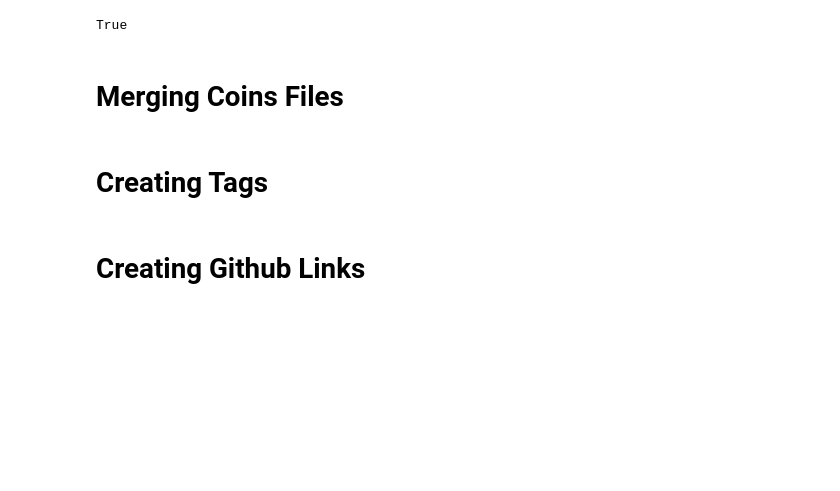
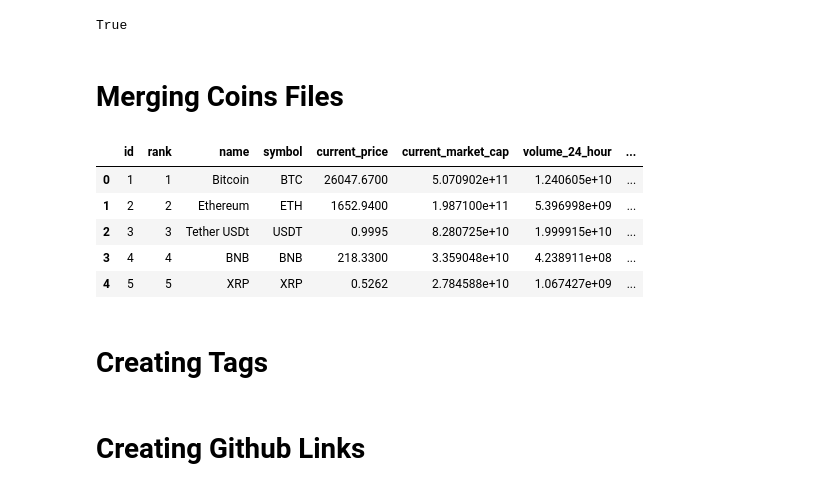
Before and after one commit to qdsb/coinmarketcap, a Jupyter notebook: database/main.ipynb, the cells around one changed output. Saved outputs shown, nothing was run; the diff lists cells and outputs as text; code cells hidden in the pictures; blank space fills up the shorter version.

```diff
--- a/database/main.ipynb
+++ b/database/main.ipynb
@@ -16,34 +16,17 @@ True
 # %% [markdown]
 # Merging Coins Files
 # %%
-coins_df1 = pd.read_csv("../Scraping/CoinsAndLinks.csv")
-coins_df2 = pd.read_csv("../Scraping/CoinFullData.csv")
-coins_df = pd.concat(
-    [
-        coins_df1,
-        coins_df2[
-            [
-                "Price",
-                "Market Cap",
-                "Volume (24 Hour)",
-                "Circulating Supply",
-            ]
-        ],
-    ],
-    axis=1,
-    join="inner",
-)
-
+coins_df = pd.read_csv("../datasets/coins.csv")
 coins_df = coins_df.rename(
     columns={
         "Rank": "rank",
         "Name": "name",
         "Symbol": "symbol",
-        "MainLink": "main_link",
-        "HistoricalLink": "historical_link",
-        "Price": "price",
-        "Market Cap": "overal_market_cap",
-        "Volume (24 Hour)": "volume_24_hour",
+        "Main Link": "main_link",
+        "Historical Link": "historical_link",
+        "Price": "current_price",
+        "Market Cap": "current_market_cap",
+        "Volume(24 Hour)": "volume_24_hour",
         "Circulating Supply": "circulating_supply",
     }
 )
@@ -53,7 +36,20 @@ coins_cols = coins_df.columns.tolist()
 coins_cols = coins_cols[-1:] + coins_cols[:-1]
 coins_df = coins_df[coins_cols]
 
+github_col = coins_df["GitHub Link"]
+tags_col = coins_df["Tags"]
+coins_df = coins_df.drop(columns=["GitHub Link", "Tags"])
+
 coins_df.to_csv("datasets/coins", index=False)
+# %%
+coins_df.head()
+# %% [output]
+|  | id | rank | name | symbol | current_price | current_market_cap | volume_24_hour | ... |
+| 0 | 1 | 1 | Bitcoin | BTC | 26047.6700 | 5.070902e+11 | 1.240605e+10 | ... |
+| 1 | 2 | 2 | Ethereum | ETH | 1652.9400 | 1.987100e+11 | 5.396998e+09 | ... |
+| 2 | 3 | 3 | Tether USDt | USDT | 0.9995 | 8.280725e+10 | 1.999915e+10 | ... |
+| 3 | 4 | 4 | BNB | BNB | 218.3300 | 3.359048e+10 | 4.238911e+08 | ... |
+| 4 | 5 | 5 | XRP | XRP | 0.5262 | 2.784588e+10 | 1.067427e+09 | ... |
 # %% [markdown]
 # Creating Tags
 # %%
```
Also changed, not shown: parts of 13 cells of this notebook, 2 other files.
